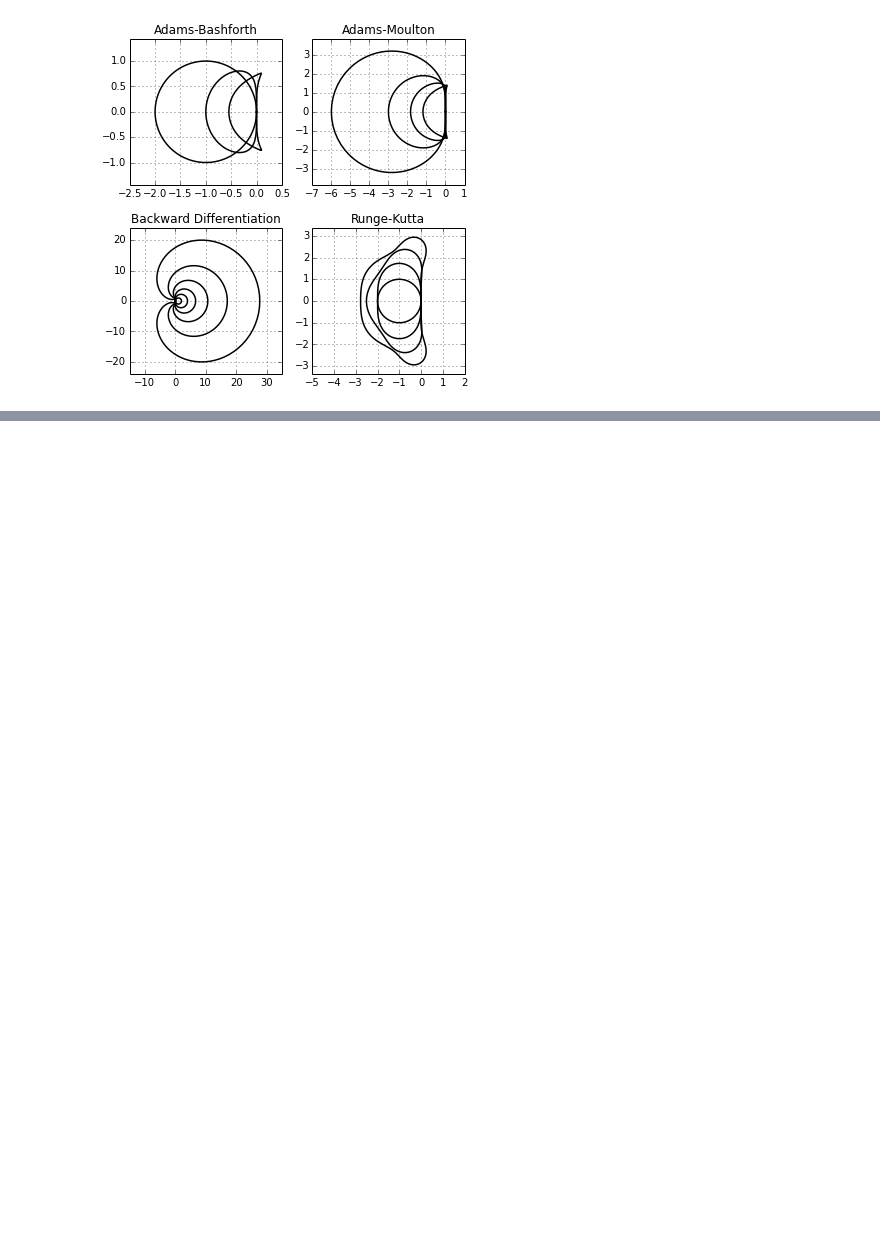
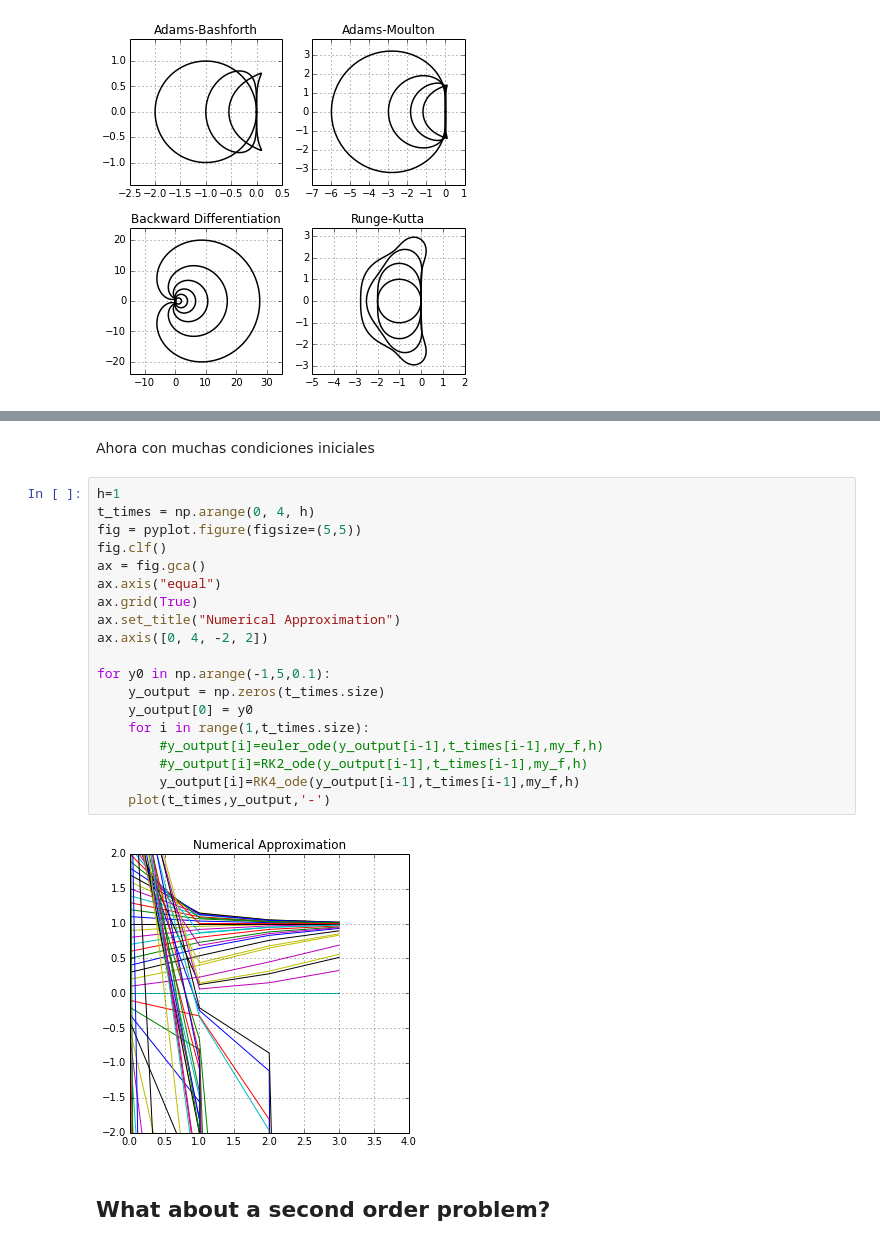
Before and after one commit to sebastiandres/ILI286, a Jupyter notebook: ipynb/U3_StabilityRegions_and_More.ipynb, the cells around one changed output, grey strips where cells are left out. Drawn from its saved outputs; the diff is of its cells as text; blank space fills up the shorter version.

```diff
--- a/ipynb/U3_StabilityRegions.ipynb
+++ b/ipynb/U3_StabilityRegions_and_More.ipynb
@@ -141,0 +192,25 @@ pyplot.show()
+# %% [markdown]
+Ahora con muchas condiciones iniciales
+# %%
+h=1
+t_times = np.arange(0, 4, h)
+fig = pyplot.figure(figsize=(5,5))
+fig.clf()
+ax = fig.gca()
+ax.axis("equal")
+ax.grid(True)
+ax.set_title("Numerical Approximation")
+ax.axis([0, 4, -2, 2])
+
+for y0 in np.arange(-1,5,0.1):
+    y_output = np.zeros(t_times.size)
+    y_output[0] = y0
+    for i in range(1,t_times.size):
+        #y_output[i]=euler_ode(y_output[i-1],t_times[i-1],my_f,h)
+        #y_output[i]=RK2_ode(y_output[i-1],t_times[i-1],my_f,h)
+        y_output[i]=RK4_ode(y_output[i-1],t_times[i-1],my_f,h)
+    plot(t_times,y_output,'-')
+# %% [output]
+[figure, added]
+# %% [markdown]
+## What about a second order problem?
```
Also changed, not shown: parts of 13 cells of this notebook, 1 other file.
